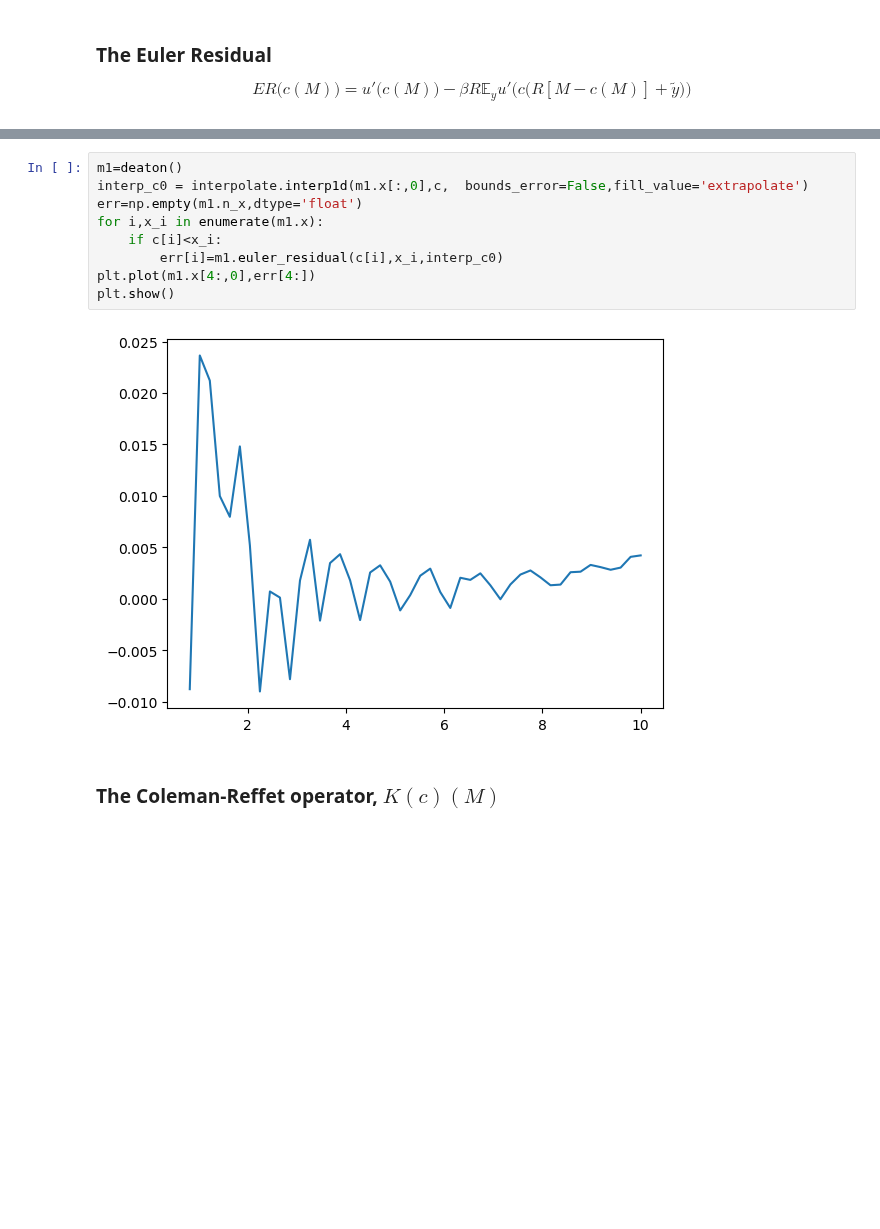
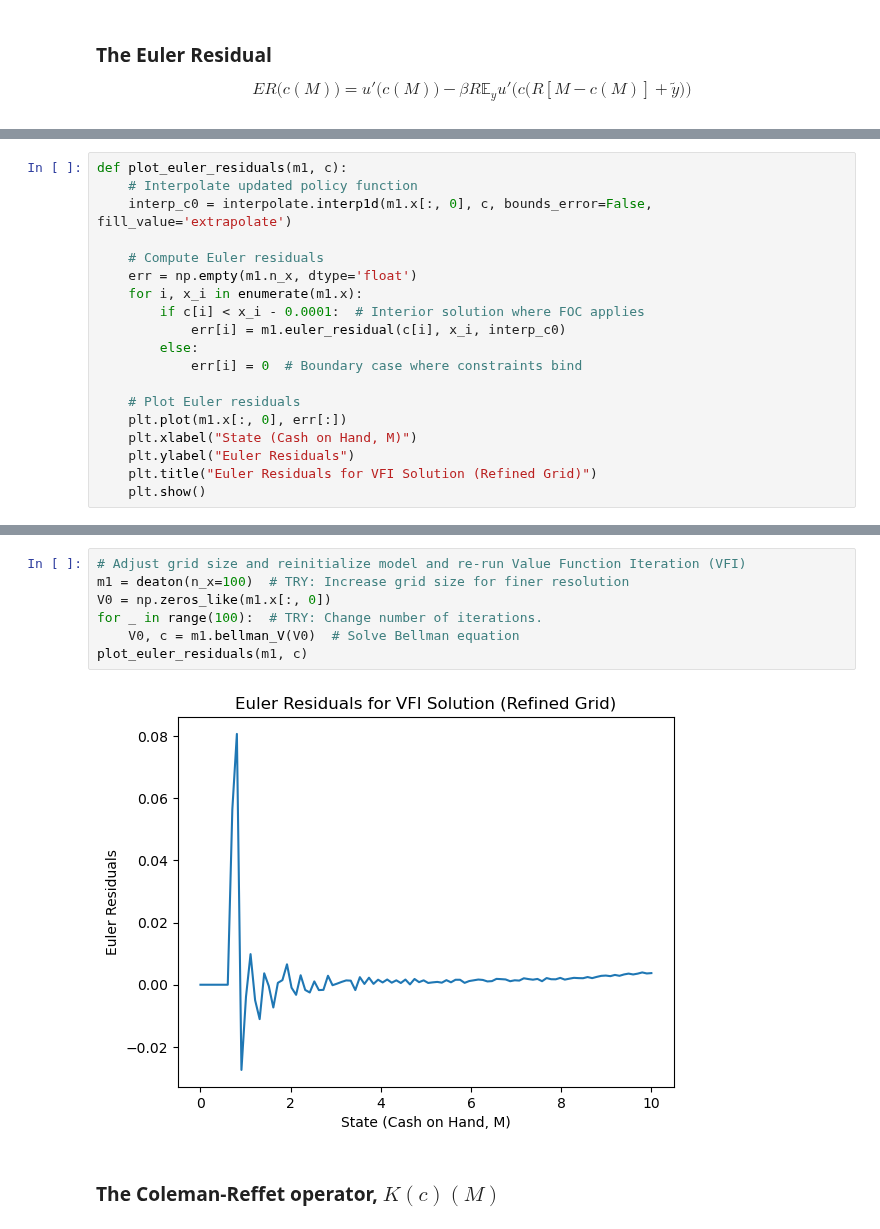
Before and after one commit to bschjerning/dp_ucph, a Jupyter notebook: 3_discrete_continuous_choice/1_euler_egm.ipynb, the cells around one changed output, grey strips where cells are left out. Drawn from its saved outputs; the diff is of its cells as text; blank space fills up the shorter version.

```diff
--- a/3_discrete_continuous_choice/1_euler_egm.ipynb
+++ b/3_discrete_continuous_choice/1_euler_egm.ipynb
@@ -293,2 +378,21 @@ class deaton(deaton):
+# %%
+def plot_euler_residuals(m1, c):
+    # Interpolate updated policy function
+    interp_c0 = interpolate.interp1d(m1.x[:, 0], c, bounds_error=False, fill_value='extrapolate')
+
+    # Compute Euler residuals
+    err = np.empty(m1.n_x, dtype='float')
+    for i, x_i in enumerate(m1.x):
+        if c[i] < x_i - 0.0001:  # Interior solution where FOC applies
+            err[i] = m1.euler_residual(c[i], x_i, interp_c0)
+        else:
+            err[i] = 0  # Boundary case where constraints bind
+
+    # Plot Euler residuals
+    plt.plot(m1.x[:, 0], err[:])
+    plt.xlabel("State (Cash on Hand, M)")
+    plt.ylabel("Euler Residuals")
+    plt.title("Euler Residuals for VFI Solution (Refined Grid)")
+    plt.show()
 # %% [markdown]
 ### The Euler residual for VFI solution
@@ -295,14 +400,12 @@ class deaton(deaton):
-# %%
-m1=deaton()
-interp_c0 = interpolate.interp1d(m1.x[:,0],c,  bounds_error=False,fill_value='extrapolate')
-err=np.empty(m1.n_x,dtype='float')
-for i,x_i in enumerate(m1.x):
-    if c[i]<x_i:
-        err[i]=m1.euler_residual(c[i],x_i,interp_c0)
-plt.plot(m1.x[4:,0],err[4:])
-plt.show()
-# %% [output]
-[figure, removed]
+# %%
+# Adjust grid size and reinitialize model and re-run Value Function Iteration (VFI)
+m1 = deaton(n_x=100)  # TRY: Increase grid size for finer resolution
+V0 = np.zeros_like(m1.x[:, 0])
+for _ in range(100):  # TRY: Change number of iterations.
+    V0, c = m1.bellman_V(V0)  # Solve Bellman equation
+plot_euler_residuals(m1, c)
+# %% [output]
+[figure, added]
 # %% [markdown]
 ### The Coleman-Reffet operator, $K(c)(M)$
 # %%
```
Also changed, not shown: parts of 42 cells of this notebook.
